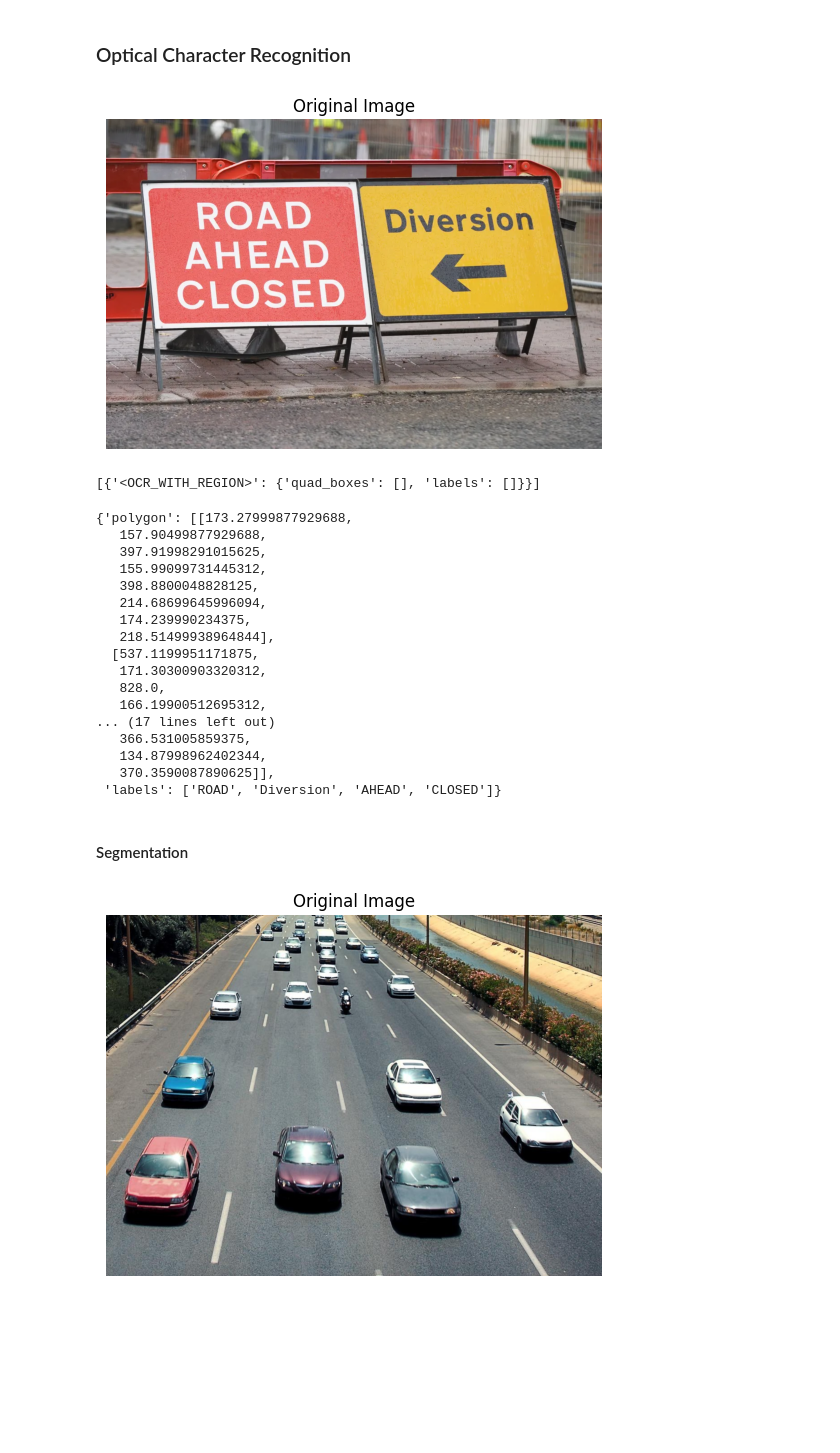
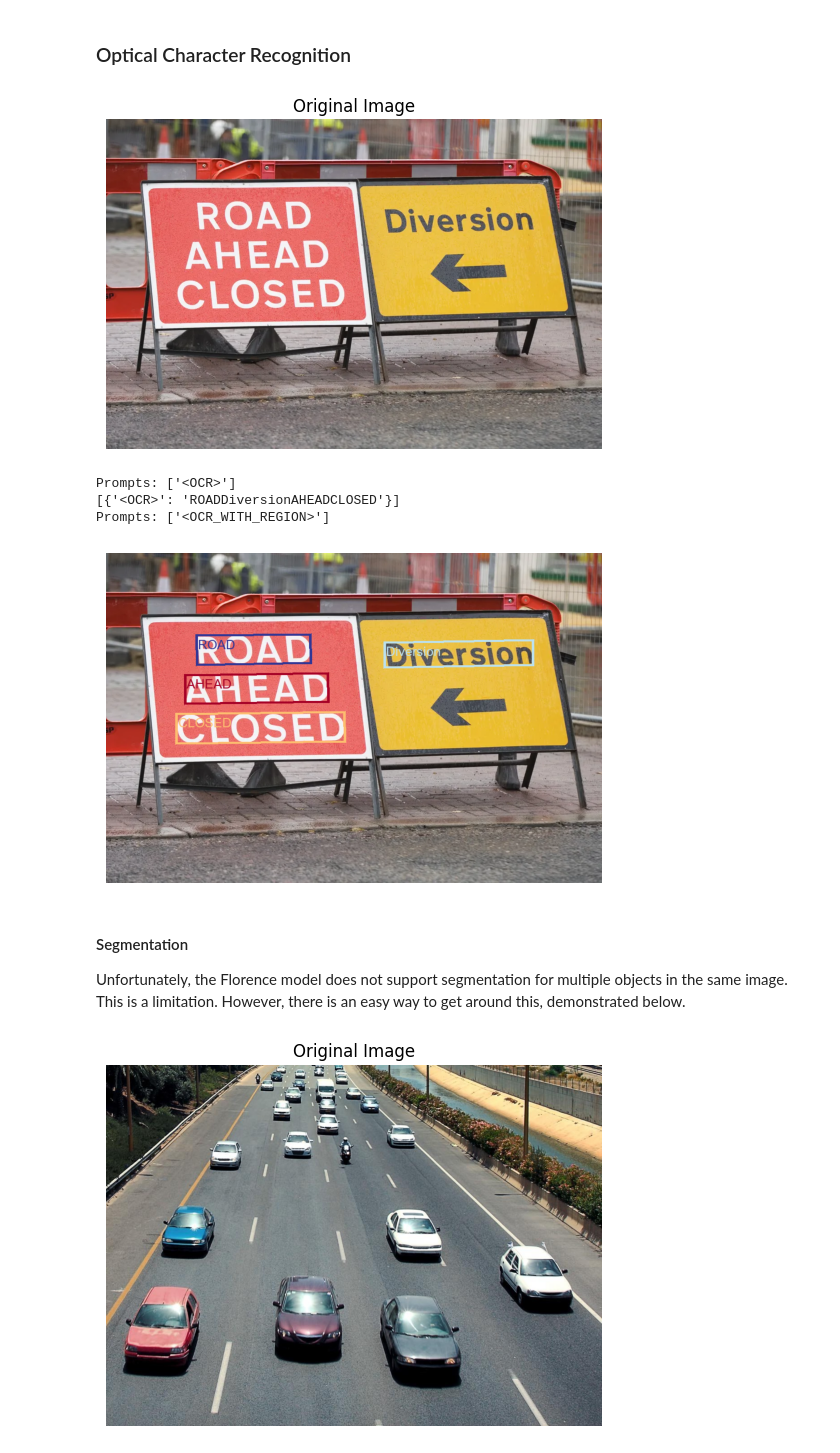
Before and after one commit to microsoft/dstoolkit-finetuning-florence-2, a Jupyter notebook: code/01-Base_Model.ipynb, the cells around one changed output. Saved outputs shown, nothing was run; the diff lists cells and outputs as text; code cells hidden in the pictures; blank space fills up the shorter version.

```diff
--- a/code/01-Base_Model.ipynb
+++ b/code/01-Base_Model.ipynb
@@ -196,47 +195,28 @@ Prompts: ['Locate car in the image.', 'Locate motorbike in the image.', 'Locate
 # %%
 task = "<OCR_WITH_REGION>"
 
 # base image
 img_path = os.path.join(data_path, "base_ocr.jpg")
 img = read_image(img_path)
 display_image(img, "Original Image")
 
-# task = "<OCR>"
-# results = inference_florence(img, model, processor, task, device=device, torch_dtype=torch_dtype)
-# print(results)
+task = "<OCR>"
+results = inference_florence(img, model, processor, task, device=device, torch_dtype=torch_dtype)
+print(results)
 
-# task = "<OCR_WITH_REGION>"
-# results = inference_florence(img, model, processor, task, device=device, torch_dtype=torch_dtype)
-# combined_results = {"polygon": [box for result in results for box in result[task]["quad_boxes"]], "labels": [label.replace("</s>", "").replace("<s>", "") for result in results for label in result[task]["labels"]]}
-# draw_bounding_boxes(img, combined_results, size_bb=5, size_text=25)
+task = "<OCR_WITH_REGION>"
+results = inference_florence(img, model, processor, task, device=device, torch_dtype=torch_dtype)
+combined_results = {"polygon": [box for result in results for box in result[task]["quad_boxes"]], "labels": [label.replace("</s>", "").replace("<s>", "") for result in results for label in result[task]["labels"]]}
+draw_bounding_boxes(img, combined_results, size_bb=5, size_text=25)
 # %% [output]
 [figure]
+Prompts: ['<OCR>']
+[{'<OCR>': 'ROADDiversionAHEADCLOSED'}]
+Prompts: ['<OCR_WITH_REGION>']
+[figure, added]
-# %%
-results
-# %% [output]
-[{'<OCR_WITH_REGION>': {'quad_boxes': [], 'labels': []}}]
-# %%
-combined_results
-# %% [output]
-{'polygon': [[173.27999877929688,
-   157.90499877929688,
-   397.91998291015625,
-   155.99099731445312,
-   398.8800048828125,
-   214.68699645996094,
-   174.239990234375,
-   218.51499938964844],
-  [537.1199951171875,
-   171.30300903320312,
-   828.0,
-   166.19900512695312,
-... (17 lines left out)
-   366.531005859375,
-   134.87998962402344,
-   370.3590087890625]],
- 'labels': ['ROAD', 'Diversion', 'AHEAD', 'CLOSED']}
-# %% [markdown]
-#### Segmentation
+# %% [markdown]
+#### Segmentation
+Unfortunately, the Florence model does not support segmentation for multiple objects in the same image. This is a limitation. However, there is an easy way to get around this, demonstrated below.
 # %%
 - `<REFERRING_EXPRESSION_SEGMENTATION>` Segmentation, given text
 - `<REGION_TO_SEGMENTATION>` S
```
Also changed, not shown: parts of 10 cells of this notebook.
